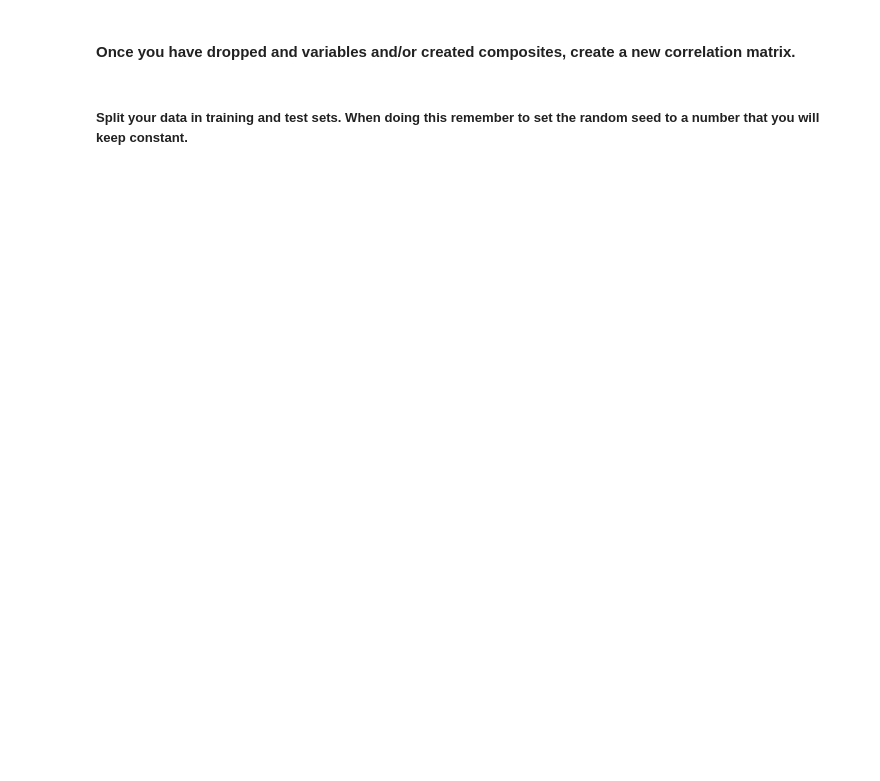
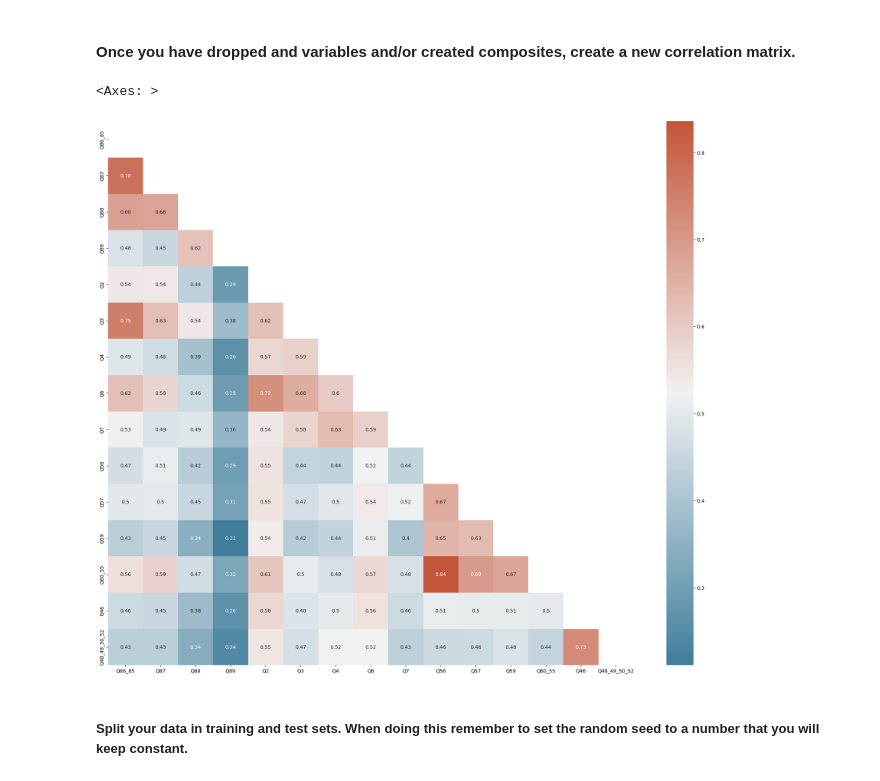
Before and after one commit to CJunger/agency-turnover, a Jupyter notebook: agency_analysis.ipynb, the cells around one changed output. Cells and saved outputs as stored; diff of their text form; code cells hidden in the pictures; blank space fills up the shorter version.

```diff
--- a/agency_analysis.ipynb
+++ b/agency_analysis.ipynb
@@ -503,6 +506,8 @@ Q52 Q50 0.841416917106258
 # %% [markdown]
 ####    Either drop one (or more if several all highly correlated) or average them and create a new variable. For the variables that are grouped together in the codebook, it is more likely that they will highly correlate with each other. If this is the case, you can decide whether you want to take the average of those questions and just use the composite variable.
 # %%
-#if you find a dataset that is strongly correlated you can collapse into a set
+#if you find a dataset that is strongly correlated you can collapse into a set by averaging
 
-combined_labor_df['Q86_85']=(combined_labor_df['Q86']+test_df['Q85'])/2
+combined_labor_df['Q86_85']=(combined_labor_df['Q86']+combined_labor_df['Q85'])/2
+combined_labor_df['Q60_55']=(combined_labor_df['Q60']+combined_labor_df['Q55'])/2
+combined_labor_df['Q48_49_50_52']=(combined_labor_df['Q48']+combined_labor_df['Q49'])+(combined_labor_df['Q50']+combined_labor_df['Q52'])/4
@@ -509,2 +534,19 @@ combined_labor_df['Q86_85']=(combined_labor_df['Q86']+test_df['Q85'])/2
+# %%
+reduced_labor_df_corr = combined_labor_df[[
+ 'Q86_85',
+ 'Q87',
+ 'Q88',
+ 'Q89',
+ 'Q2',
+ 'Q3',
+ 'Q4',
+ 'Q6',
+ 'Q7',
+ 'Q56',
+ 'Q57',
+ 'Q59',
+ 'Q60_55',
+ 'Q46',
+ 'Q48_49_50_52']]
 # %% [markdown]
 #### Once you have dropped and variables and/or created composites, create a new correlation matrix.
@@ -523,2 +553,26 @@ combined_labor_df['Q86_85']=(combined_labor_df['Q86']+test_df['Q85'])/2
+# %%
+
+# Correlation between different variables (do not include Dummy Variables)
+# Create a subset df specify the data we need
+corr = reduced_labor_df_corr.corr()
+#
+# Set up the matplotlib plot configuration
+#
+f, ax = plt.subplots(figsize=(24, 20))
+#
+# Generate a mask for upper traingle
+#
+mask = np.triu(np.ones_like(corr, dtype=bool))
+#
+# Configure a custom diverging colormap
+#
+cmap = sns.diverging_palette(230, 20, as_cmap=True)
+#
+# Draw the heatmap
+#
+sns.heatmap(corr, annot=True, mask = mask, cmap=cmap)
+# %% [output]
+<Axes: >
+[figure, added]
 # %% [markdown]
 ##### Split your data in training and test sets. When doing this remember to set the random seed to a number that you will keep constant.
```
Also changed, not shown: parts of 16 cells of this notebook.
